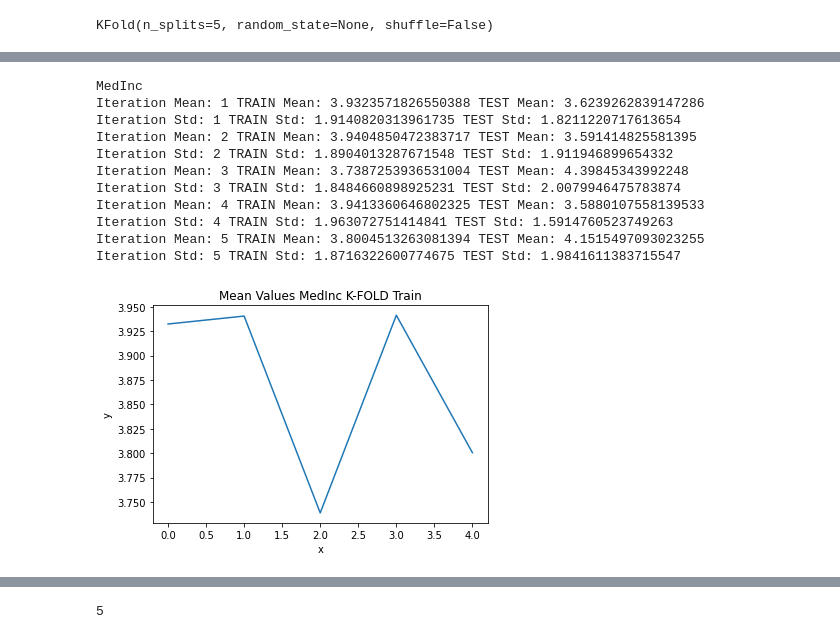
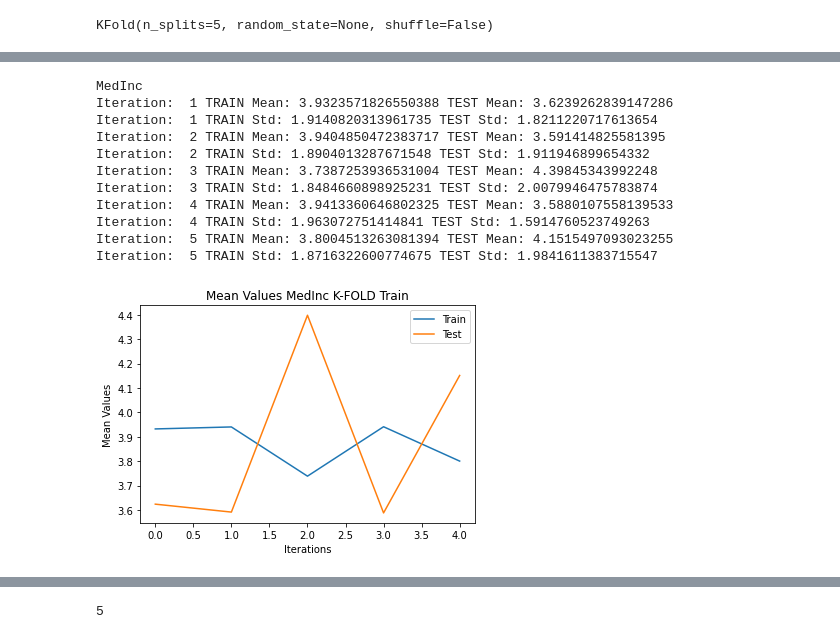
Before and after one commit to mosemb/AdvancedMachineLearning, a Jupyter notebook: lab1/Lab1.ipynb, the cells around one changed output, grey strips where cells are left out. Drawn from its saved outputs; the diff is of its cells as text; code cells hidden in the pictures.

```diff
--- a/lab1/Lab1.ipynb
+++ b/lab1/Lab1.ipynb
@@ -73,14 +68,0 @@ df['MedInc'].std()
-# %%
-it =1
-Test_MedInc_Mean = []
-Train_MedInc_Mean = []
-Train_MedInc_Std = []
-Test_MedInc_Std= []
-for train_index, test_index in kf.split(df):
-    print("Iteration Mean:", str(it), "TRAIN Mean:", df.iloc[train_index]['MedInc'].mean(), "TEST Mean:", df.iloc[test_index]['MedInc'].mean())
-    print("Iteration Std:", str(it), "TRAIN Std:", df.iloc[train_index]['MedInc'].std(), "TEST Std:", df.iloc[test_index]['MedInc'].std())
-    Train_MedInc_Mean.append(df.iloc[train_index]['MedInc'].mean())
-    Test_MedInc_Mean.append(df.iloc[test_index]['MedInc'].mean())
-    Train_MedInc_Std.append(df.iloc[train_index]['MedInc'].std())
-    Test_MedInc_Std.append(df.iloc[test_index]['MedInc'].std())
-    it = it+1
@@ -98,8 +69,5 @@ Iteration Std: 5 TRAIN Std: 1.8716322600774675 TEST Std: 1.9841611383715547
 # %%
-def utility_func(df,column,fold):
-    from sklearn.model_selection import KFold
-    kf = KFold(n_splits=fold)
-
+def utility_func(df,column,cv):
 
     it =1
     Test_Mean = []
@@ -107,9 +75,9 @@ def utility_func(df,column,fold):
     Train_Std = []
     Test_Std= []
     print(column)
-    for train_index, test_index in kf.split(df):
-        print("Iteration Mean:", str(it), "TRAIN Mean:", df.iloc[train_index][column].mean(), "TEST Mean:", df.iloc[test_index][column].mean())
-        print("Iteration Std:", str(it), "TRAIN Std:", df.iloc[train_index][column].std(), "TEST Std:", df.iloc[test_index][column].std())
+    for train_index, test_index in cv.split(df):
+        print("Iteration: ", str(it), "TRAIN Mean:", df.iloc[train_index][column].mean(), "TEST Mean:", df.iloc[test_index][column].mean())
+        print("Iteration: ", str(it), "TRAIN Std:", df.iloc[train_index][column].std(), "TEST Std:", df.iloc[test_index][column].std())
         Train_Mean.append(df.iloc[train_index][column].mean())
         Test_Mean.append(df.iloc[test_index][column].mean())
         Train_Std.append(df.iloc[train_index][column].std())
@@ -117,27 +85,29 @@ def utility_func(df,column,fold):
         it = it+1
     return  Train_Mean,Test_Mean,Train_Std,Test_Std
 
-def plot_d(list_a,title,xlabel,ylabel):
-    plt.plot(list_a)
+def plot_d(list_1,list_2,title,xlabel,ylabel):
+    plt.plot(list_1)
+    plt.plot(list_2)
     plt.title(title)
     plt.xlabel(xlabel)
     plt.ylabel(ylabel)
+    plt.legend(['Train','Test'])
 # %%
-a = utility_func(df,"MedInc",5)
+a = utility_func(df,"MedInc",kf)
 # %% [output]
 MedInc
-Iteration Mean: 1 TRAIN Mean: 3.9323571826550388 TEST Mean: 3.6239262839147286
-Iteration Std: 1 TRAIN Std: 1.9140820313961735 TEST Std: 1.8211220717613654
-Iteration Mean: 2 TRAIN Mean: 3.9404850472383717 TEST Mean: 3.591414825581395
-Iteration Std: 2 TRAIN Std: 1.8904013287671548 TEST Std: 1.911946899654332
-Iteration Mean: 3 TRAIN Mean: 3.7387253936531004 TEST Mean: 4.39845343992248
-Iteration Std: 3 TRAIN Std: 1.8484660898925231 TEST Std: 2.0079946475783874
-Iteration Mean: 4 TRAIN Mean: 3.9413360646802325 TEST Mean: 3.5880107558139533
-Iteration Std: 4 TRAIN Std: 1.963072751414841 TEST Std: 1.5914760523749263
-Iteration Mean: 5 TRAIN Mean: 3.8004513263081394 TEST Mean: 4.1515497093023255
-Iteration Std: 5 TRAIN Std: 1.8716322600774675 TEST Std: 1.9841611383715547
+Iteration:  1 TRAIN Mean: 3.9323571826550388 TEST Mean: 3.6239262839147286
+Iteration:  1 TRAIN Std: 1.9140820313961735 TEST Std: 1.8211220717613654
+Iteration:  2 TRAIN Mean: 3.9404850472383717 TEST Mean: 3.591414825581395
+Iteration:  2 TRAIN Std: 1.8904013287671548 TEST Std: 1.911946899654332
+Iteration:  3 TRAIN Mean: 3.7387253936531004 TEST Mean: 4.39845343992248
+Iteration:  3 TRAIN Std: 1.8484660898925231 TEST Std: 2.0079946475783874
+Iteration:  4 TRAIN Mean: 3.9413360646802325 TEST Mean: 3.5880107558139533
+Iteration:  4 TRAIN Std: 1.963072751414841 TEST Std: 1.5914760523749263
+Iteration:  5 TRAIN Mean: 3.8004513263081394 TEST Mean: 4.1515497093023255
+Iteration:  5 TRAIN Std: 1.8716322600774675 TEST Std: 1.9841611383715547
 # %%
-plot_d(a[0],"Mean Values MedInc K-FOLD Train","x","y")
+plot_d(a[0],a[1],"Mean Values MedInc K-FOLD Train","Iterations","Mean Values")
 # %% [output]
-[figure, old version]
+[figure, new version]
 # %%
```
Also changed, not shown: parts of 30 cells of this notebook.
